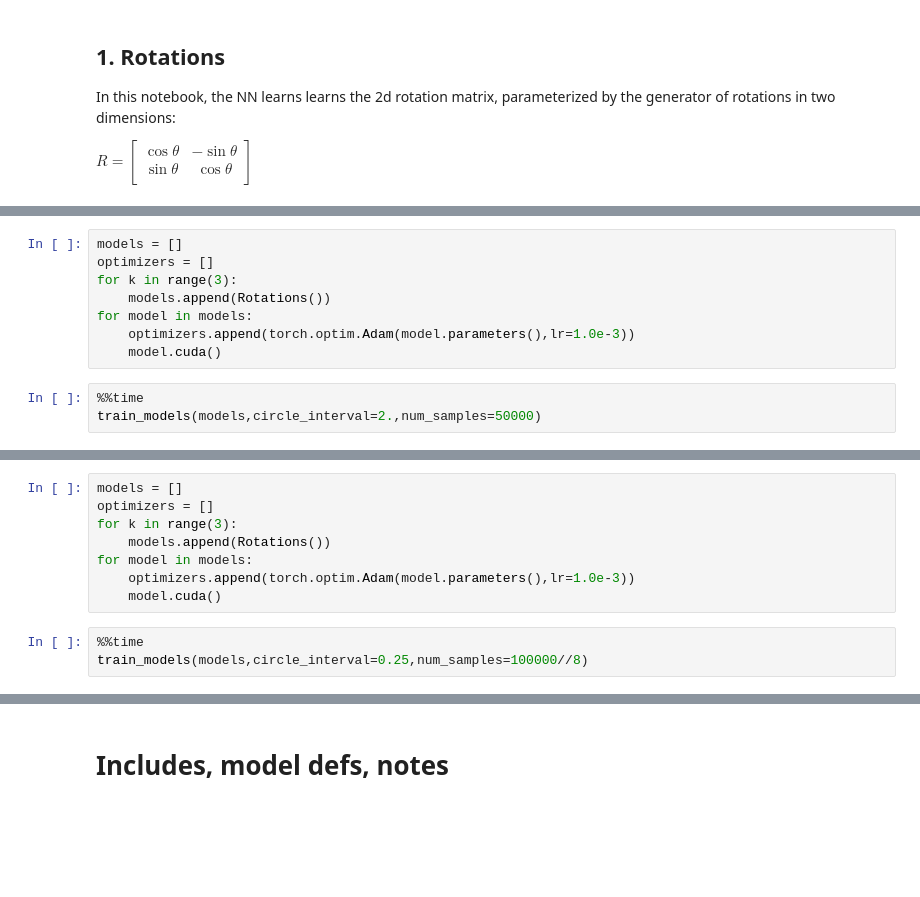
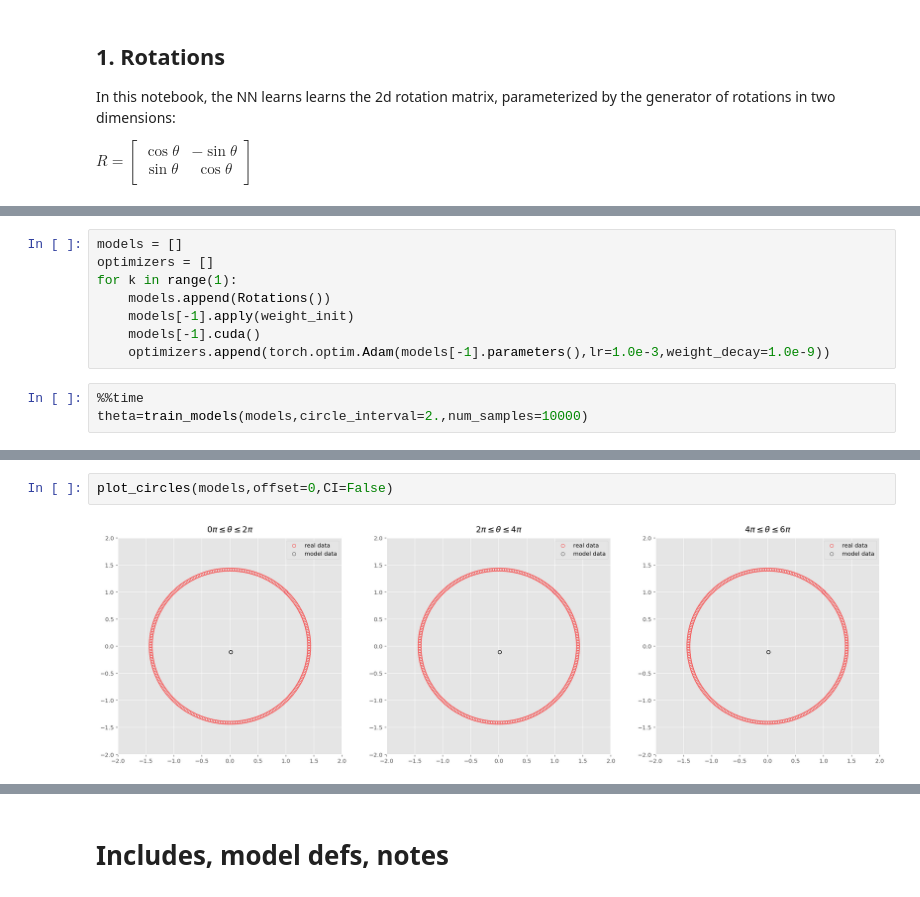
Before and after one commit to richardagalvez/learning-symmetries, a Jupyter notebook: Rotations.ipynb, the cells around one changed output, grey strips where cells are left out. Drawn from its saved outputs; the diff is of its cells as text; blank space fills up the shorter version.

Commit message:
modified rotations

```diff
--- a/Rotations.ipynb
+++ b/Rotations.ipynb
@@ -42,12 +56,12 @@ criterion = nn.SmoothL1Loss()
 # %%
 models = []
 optimizers = []
-for k in range(3):
+for k in range(1):
     models.append(Rotations())
-for model in models:
-    optimizers.append(torch.optim.Adam(model.parameters(),lr=1.0e-3))
-    model.cuda()
+    models[-1].apply(weight_init)
+    models[-1].cuda()
+    optimizers.append(torch.optim.Adam(models[-1].parameters(),lr=1.0e-3,weight_decay=1.0e-9))
 # %%
 %%time
-train_models(models,circle_interval=2.,num_samples=50000)
+theta=train_models(models,circle_interval=2.,num_samples=10000)
 # %% [output]
@@ -100,11 +74,0 @@ layer 7: torch.Size([2])
-# %%
-models = []
-optimizers = []
-for k in range(3):
-    models.append(Rotations())
-for model in models:
-    optimizers.append(torch.optim.Adam(model.parameters(),lr=1.0e-3))
-    model.cuda()
-# %%
-%%time
-train_models(models,circle_interval=0.25,num_samples=100000//8)
@@ -144,0 +75,4 @@ layer 7: torch.Size([2])
+# %%
+plot_circles(models,offset=0,CI=False)
+# %% [output]
+[figure, added]
```
Also changed, not shown: parts of 17 cells of this notebook.
